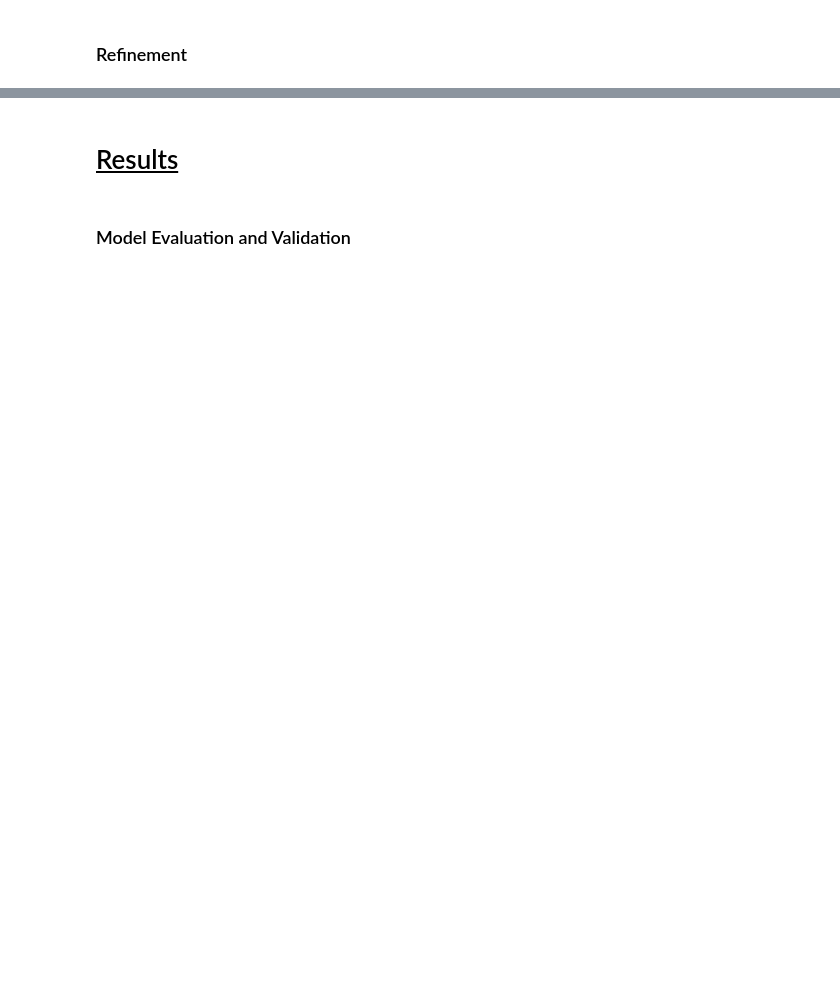
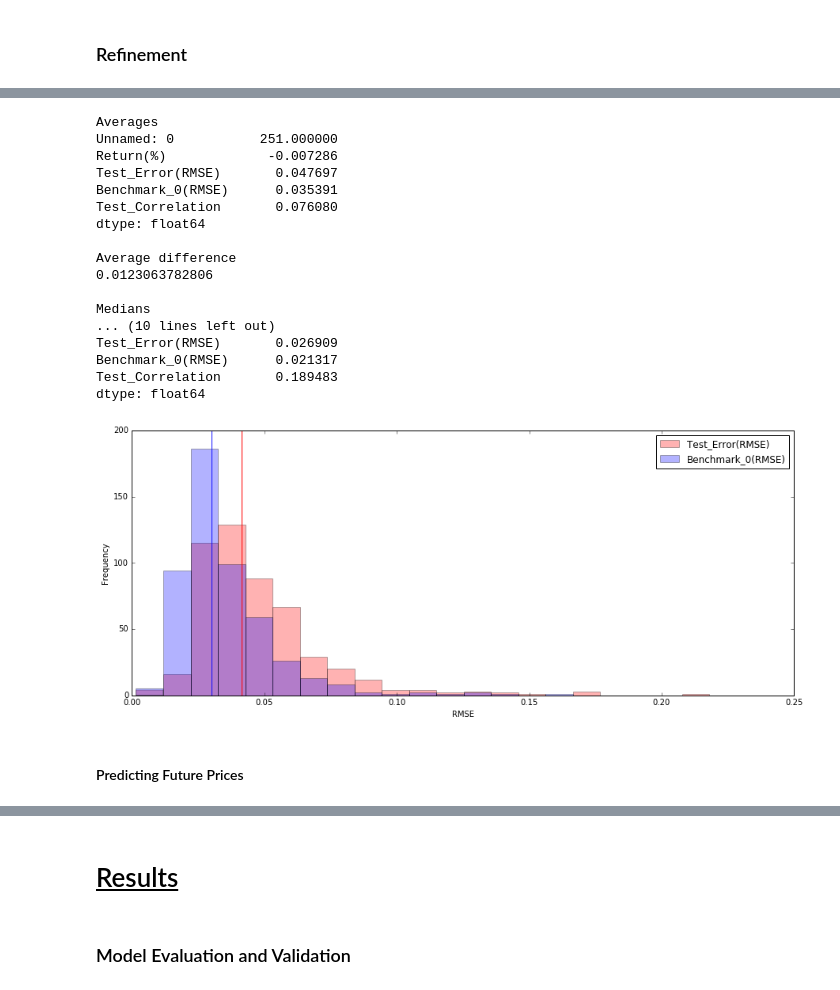
Before and after one commit to Seananigans/Finance, a Jupyter notebook: StockPredictor/FinalReport.ipynb, the cells around one changed output, grey strips where cells are left out. Drawn from its saved outputs; the diff is of its cells as text; code cells hidden in the pictures; blank space fills up the shorter version.

```diff
--- a/StockPredictor/FinalReport.ipynb
+++ b/StockPredictor/FinalReport.ipynb
@@ -213,0 +403,47 @@ For this reason, data was split using the first 80% of the data for training, an
+# %%
+# Display performance statistics as they relate to the benchmark for all S&P 500 companies in spy_list.csv
+predicted_returns_results = pd.read_csv("return_results.csv", index_col="Date")
+print "Averages"
+print predicted_returns_results.mean(axis=0)
+print
+print "Average difference"
+print np.mean(predicted_returns_results[["Test_Error(RMSE)"]].values - predicted_returns_results[["Benchmark_0(RMSE)"]].values)
+print
+print "Medians"
+print predicted_returns_results.median(axis=0)
+print
+print "Standard Deviations"
+print predicted_returns_results.std(axis=0)
+
+# Plot histogram to show performance against benchmark.
+predicted_returns_results[["Test_Error(RMSE)","Benchmark_0(RMSE)"]].plot.hist(color=["r","b"],
+                                                                              bins=30,
+                                                                              alpha=0.3,
+                                                                              figsize=(15,6))
+plt.axvline(predicted_returns_results.median(axis=0)[["Test_Error(RMSE)"]].values, color="r")
+plt.axvline(predicted_returns_results.median(axis=0)[["Benchmark_0(RMSE)"]].values, color="b")
+plt.xlabel("RMSE")
+plt.xlim((0,.25))
+
+plt.show()
+# %% [output]
+Averages
+Unnamed: 0           251.000000
+Return(%)             -0.007286
+Test_Error(RMSE)       0.047697
+Benchmark_0(RMSE)      0.035391
+Test_Correlation       0.076080
+dtype: float64
+
+Average difference
+0.0123063782806
+
+Medians
+... (10 lines left out)
+Test_Error(RMSE)       0.026909
+Benchmark_0(RMSE)      0.021317
+Test_Correlation       0.189483
+dtype: float64
+[figure, added]
+# %% [markdown]
+#### Predicting Future Prices
```
Also changed, not shown: parts of 40 cells of this notebook.
